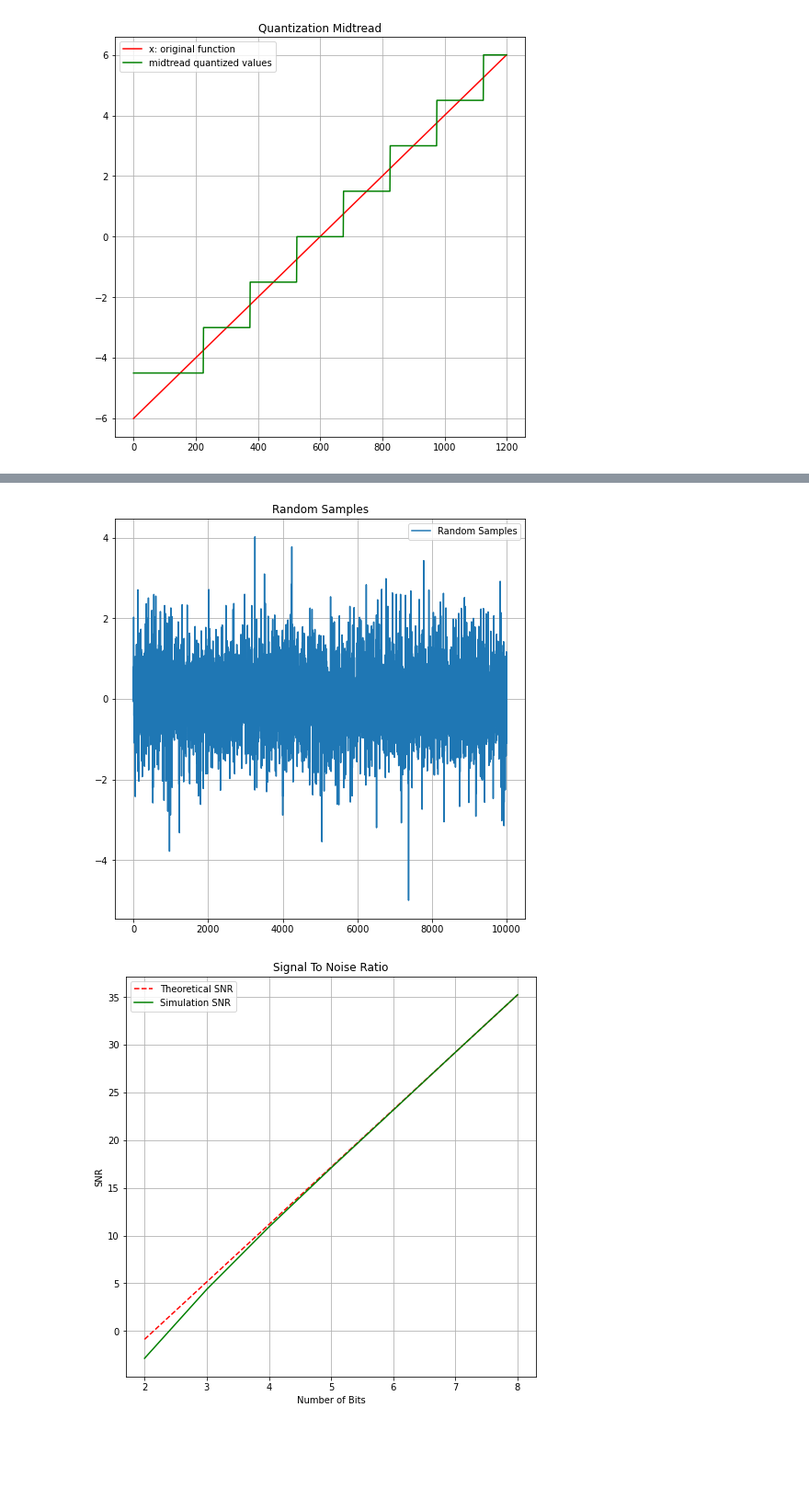
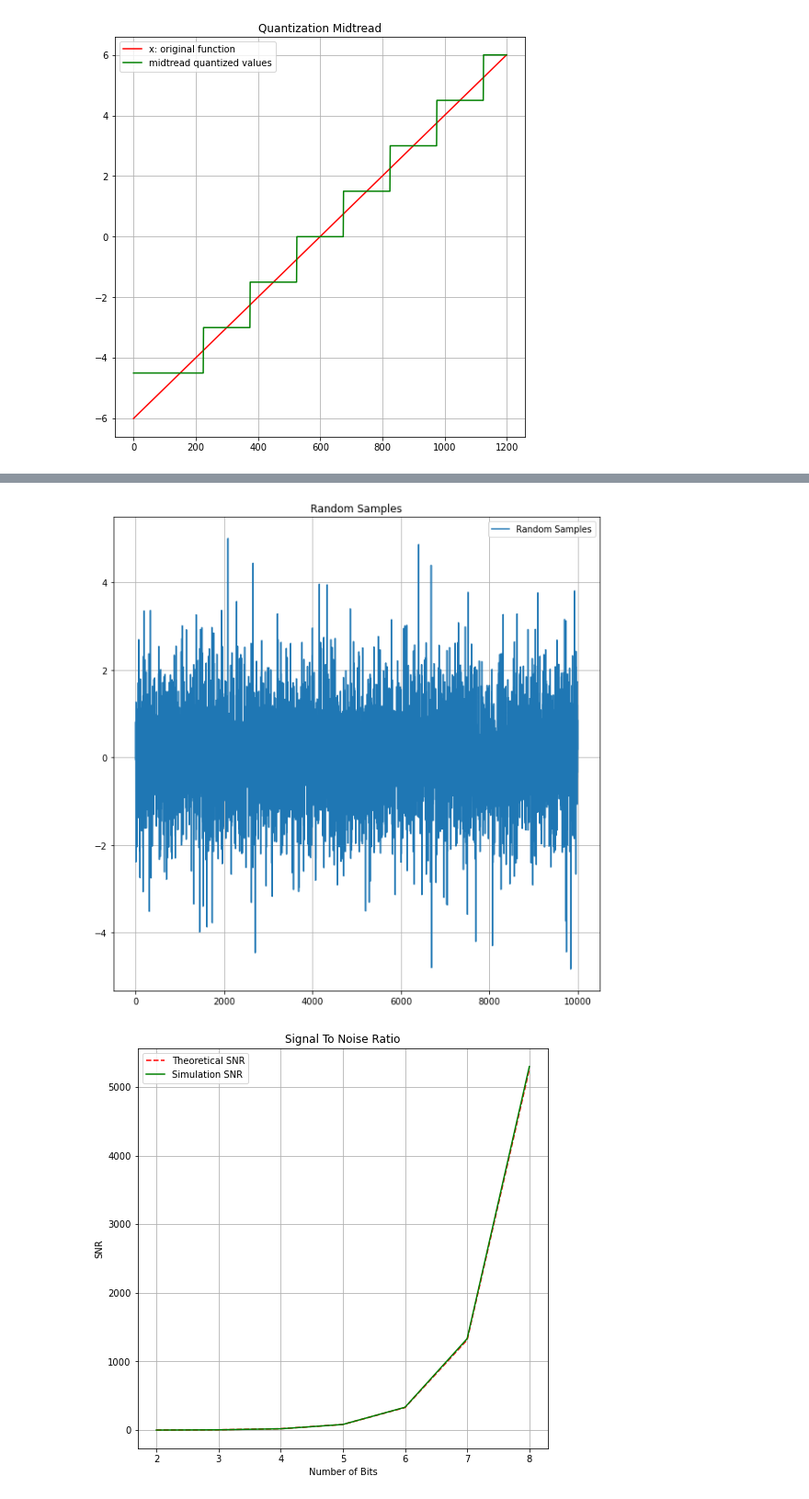
Before and after one commit to yasmineghanem/Digital-Communication-Assignments, a Jupyter notebook: Quantization/Quantization.ipynb, the cells around one changed output, grey strips where cells are left out. Shown at 92% size. Drawn from its saved outputs; the diff is of its cells as text; code cells hidden in the pictures; blank space fills up the shorter version.

```diff
--- a/Quantization/Quantization.ipynb
+++ b/Quantization/Quantization.ipynb
@@ -101,7 +100,7 @@ def SNR(samples, quantized_levels, n_bits, xmax, 𝝁=0):
     signal_power = np.mean(samples**2)
     error_power = np.mean(quantization_error**2)
 
-    theoretical_snr = ((3* (2**n_bits)) / (np.log(1+𝝁))**2) if 𝝁 > 0 else ((3 * (2**n_bits)**2 * signal_power) / xmax**2)
+    theoretical_snr = ((3* (2**n_bits)) / ((np.log(1+𝝁))**2)) if 𝝁 > 0 else ((3 * (2**n_bits)**2 * signal_power) / xmax**2)
     simulation_snr = signal_power/error_power
     return theoretical_snr, simulation_snr
 
@@ -163,9 +162,9 @@ plt.show()
 # %%
 # Requirement 5 - Test the uniform quantizer on a non-uniform random input
 random_samples = np.random.exponential(1, 10000)
-random_samples = (random_samples / np.amax(random_samples)) * (5 *  np.random.choice([-1, 1], size=(10000), p=[1/2, 1/2]))
+random_samples = (random_samples / np.amax(random_samples)) * (5 * np.random.choice([-1, 1], size=(10000), p=[0.5, 0.5]))
 
-plt.figure(figsize=(8,8))
+plt.figure(figsize=(10,10))
 plt.plot(range(0, len(random_samples)), random_samples, label = "Random Samples")
 
 plt.title('Random Samples')
@@ -173,37 +172,37 @@ plt.title('Random Samples')
 plt.legend()
 plt.grid()
 plt.show()
 
 theoretical_snr = []
 simulation_snr = []
 
 # calculate for number of bits 2:1:8
 for i in range(2, 9):
     # calculate quntization level for each samples (midrise)
     quantized = UniformQuantizer(random_samples, i, 5, 0)
     dequantized = UniformDequantizer(quantized, i, 5, 0)
     snr_t, snr_s = SNR(random_samples, dequantized, i, 5)
     theoretical_snr.append(snr_t)
     simulation_snr.append(snr_s)
 
 # convert to in db
-theoretical_snr = 10*np.log10(theoretical_snr)
-simulation_snr = 10*np.log10(simulation_snr)
+# theoretical_snr = 10*np.log10(theoretical_snr)
+# simulation_snr = 10*np.log10(simulation_snr)
 
 plt.figure(figsize=(8,8))
 plt.plot(range(2,9), theoretical_snr, '--', label = "Theoretical SNR", color = 'red')
 plt.plot(range(2,9), simulation_snr , label = "Simulation SNR", color = 'green')
 
 plt.xlabel('Number of Bits')
 plt.ylabel('SNR')
 plt.title('Signal To Noise Ratio')
 
 plt.legend()
 plt.grid()
 plt.show()
 # %% [output]
-[figure, old version]
+[figure, new version]
-[figure, old version]
+[figure, new version]
 # %%
 # Requirement 6 - Quantize the the non-uniform signal using a non-uniform 𝝁 law quantizer
 colors = ['red', 'green', 'blue', 'orange']
```
Also changed, not shown: parts of 3 cells of this notebook.
